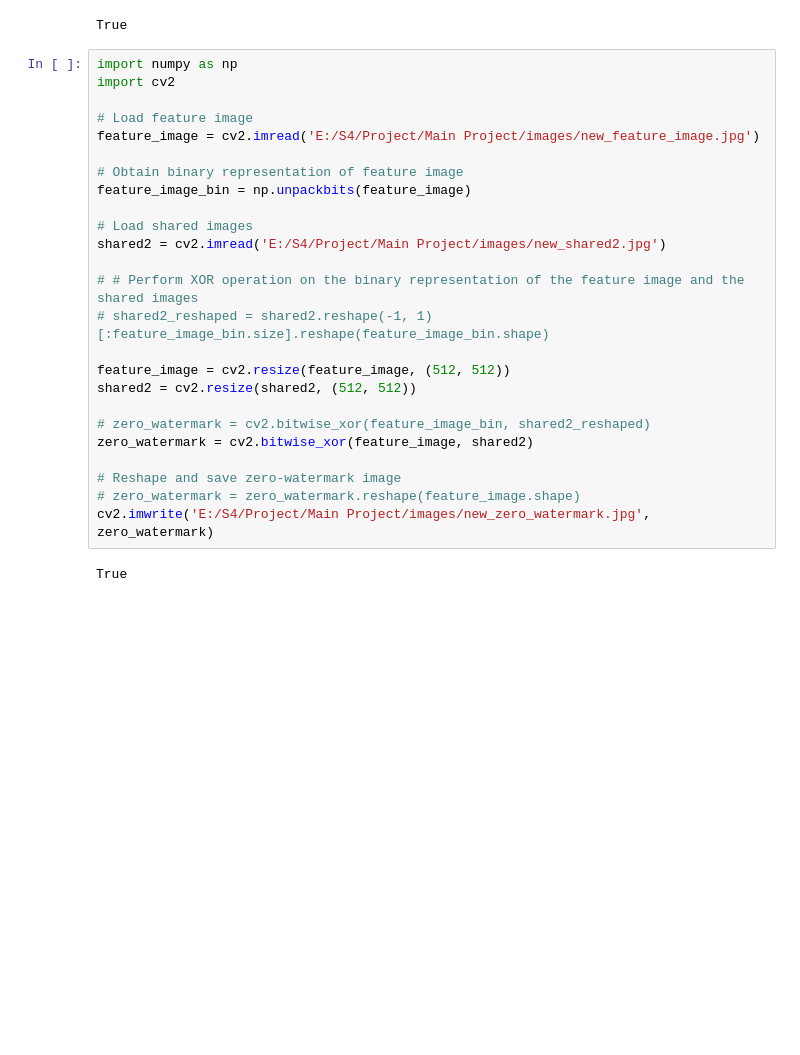
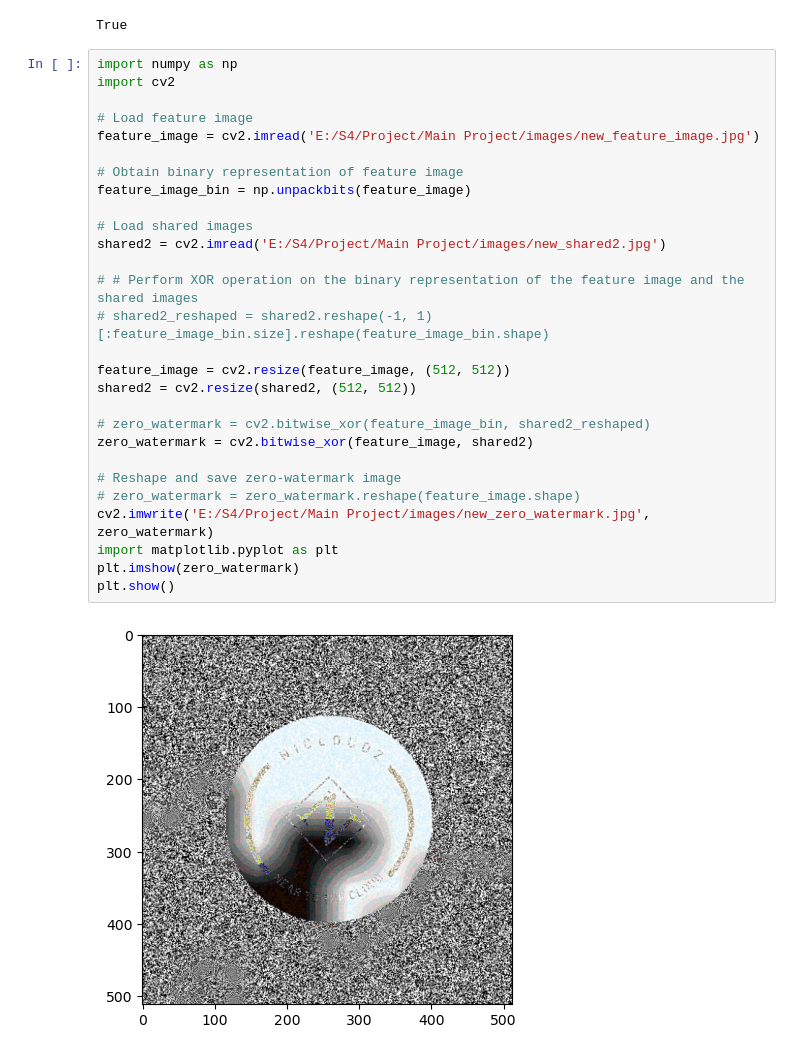
Before and after one commit to NIDHAP/Main_Project, a Jupyter notebook: Zero_Watermark_Code.ipynb, the cells around one changed output. Drawn from its saved outputs; the diff is of its cells as text; blank space fills up the shorter version.

```diff
--- a/Zero_Watermark_Code.ipynb
+++ b/Zero_Watermark_Code.ipynb
@@ -170,30 +174,33 @@ True
 # %%
 import numpy as np
 import cv2
 
 # Load feature image
 feature_image = cv2.imread('E:/S4/Project/Main Project/images/new_feature_image.jpg')
 
 # Obtain binary representation of feature image
 feature_image_bin = np.unpackbits(feature_image)
 
 # Load shared images
 shared2 = cv2.imread('E:/S4/Project/Main Project/images/new_shared2.jpg')
 
 # # Perform XOR operation on the binary representation of the feature image and the shared images
 # shared2_reshaped = shared2.reshape(-1, 1)[:feature_image_bin.size].reshape(feature_image_bin.shape)
 
 feature_image = cv2.resize(feature_image, (512, 512))
 shared2 = cv2.resize(shared2, (512, 512))
 
 # zero_watermark = cv2.bitwise_xor(feature_image_bin, shared2_reshaped)
 zero_watermark = cv2.bitwise_xor(feature_image, shared2)
 
 # Reshape and save zero-watermark image
 # zero_watermark = zero_watermark.reshape(feature_image.shape)
 cv2.imwrite('E:/S4/Project/Main Project/images/new_zero_watermark.jpg', zero_watermark)
+import matplotlib.pyplot as plt
+plt.imshow(zero_watermark)
+plt.show()
 # %% [output]
-True
+[figure, added]
 # %%
 import numpy as np
 
```
Also changed, not shown: parts of 3 cells of this notebook, 10 other files.
